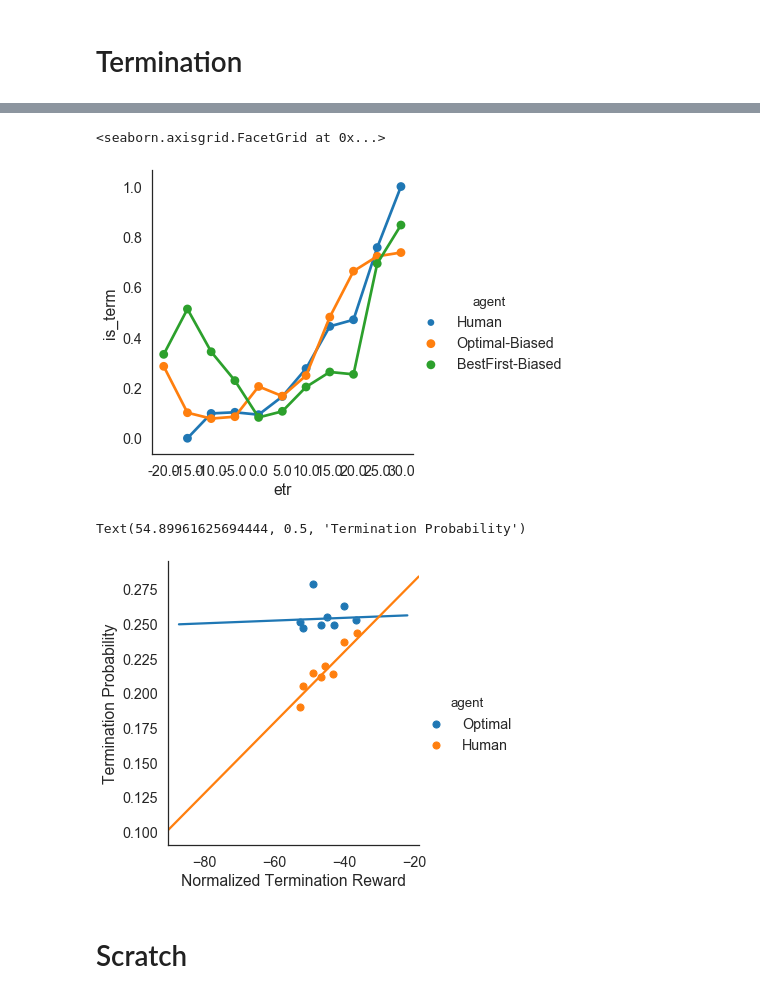
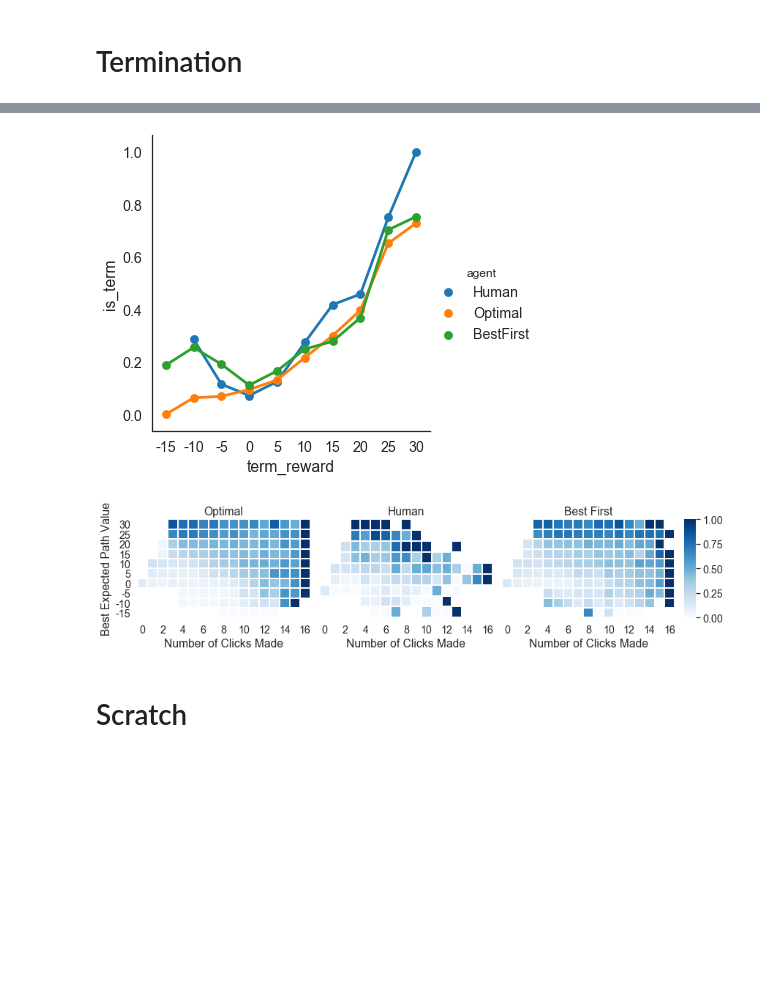
Before and after one commit to fredcallaway/rational-resources-planning, a Jupyter notebook: plots.ipynb, the cells around one changed output, grey strips where cells are left out. Cells and saved outputs as stored; diff of their text form; code cells hidden in the pictures; blank space fills up the shorter version.

```diff
--- a/plots.ipynb
+++ b/plots.ipynb
@@ -325,62 +311,51 @@ sns.catplot('n_revealed', 'is_term', data=df, kind='point', hue='agent', ci=Fals
 # %%
-sns.catplot('etr', 'is_term', data=df, kind='point', hue='agent', ci=False)
+sns.catplot('term_reward', 'is_term', data=df, kind='point', hue='agent', ci=False)
+savefig('term_reward')
 # %% [output]
-<seaborn.axisgrid.FacetGrid at 0x...>
-[figure, old version]
+[figure, new version]
-# %%
-sns.lmplot('ntr', 'is_term', data=df, logistic=False, x_bins=10, hue='agent', ci=False)
-plt.xlabel('Normalized Termination Reward')
-plt.ylabel("Termination Probability")
-# %% [output]
-Text(54.89961625694444, 0.5, 'Termination Probability')
-[figure, removed]
 # %%
 # x = df.groupby(['etr', 'n_revealed']).is_term.mean().reset_index()
 def robust_mean(x):
     return np.mean(x)
     if len(x) < 5:
         return np.nan
     return np.mean(x)
 
-lims = {
-    'cogsci-1': {
-        'x': (0, 13),
-        'y': (0, 11)
-    }
-#     plt.ylim(-0.5, 5.5)
-#     plt.xlim(1, 11)
-}[EXPERIMENT]
+# lims = {''}
 
 def plot_adaptive(df, **kws):
-    X = df.groupby(['etr', 'n_revealed']).is_term.apply(robust_mean).unstack()
+    X = df.groupby(['term_reward', 'n_revealed']).is_term.apply(robust_mean).unstack()
     # X = df.groupby(['etr', 'n_revealed']).apply(len).unstack()
-    sns.heatmap(X, cmap='Gray', linewidths=1, **kws).invert_yaxis()
+    sns.heatmap(X, cmap='Blues', linewidths=1, **kws).invert_yaxis()
     plt.xlabel('Number of Clicks Made')
-    plt.ylim(*lims['y'])
-    plt.xlim(*lims['x'])
+#     plt.ylim(*lims['y'])
+#     plt.xlim(*lims['x'])
 
 
 fig, axes = plt.subplots(1, 4, figsize=(12, 3),
                          gridspec_kw={'width_ratios': [15, 15, 15, 1]})
 
 # fig, axes = plt.subplots(1, 2, figsize=(8,4))
 
 plt.sca(axes[0])
-plot_adaptive(df.query('agent == "Optimal-Biased"'), cbar_ax=axes[3])
+plot_adaptive(df.query('agent == "Optimal"'), cbar_ax=axes[3])
 plt.ylabel("Best Expected Path Value")
 plt.title("Optimal")
 
 plt.sca(axes[1])
 plot_adaptive(df.query('agent == "Human"'), cbar=False)
 plt.title("Human")
 plt.ylabel("")
 plt.yticks(())
 
 plt.sca(axes[2])
-plot_adaptive(df.query('agent == "BestFirst-Biased"'), cbar=False)
+plot_adaptive(df.query('agent == "BestFirst"'), cbar=False)
 plt.title("Best First")
 plt.ylabel("")
 plt.yticks(())
+savefig('adaptive_satisficing')
+# %% [output]
+[figure, added]
 # %% [markdown]
 # Scratch
 # %%
```
Also changed, not shown: parts of 12 cells of this notebook, 10 other files.
